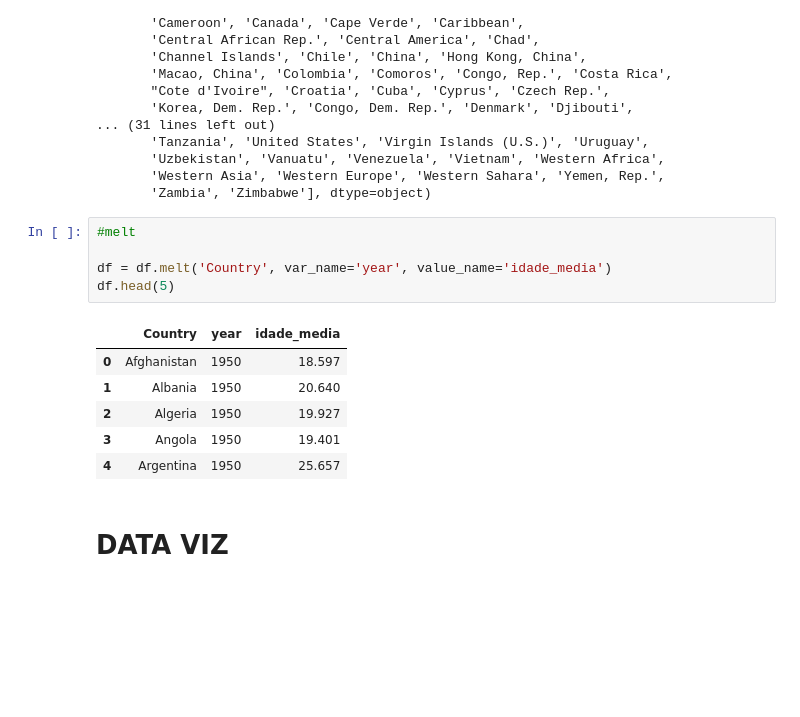
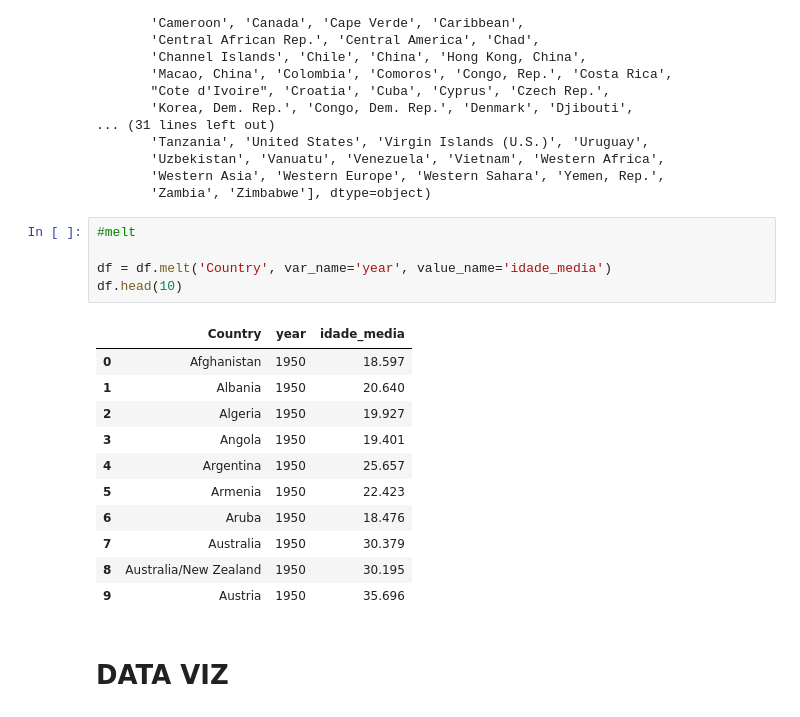
Before and after one commit to daianeklein/Space-Data, a Jupyter notebook: assimetria-idade.ipynb, the cells around one changed output. Saved outputs shown, nothing was run; the diff lists cells and outputs as text; blank space fills up the shorter version.

```diff
--- a/assimetria-idade.ipynb
+++ b/assimetria-idade.ipynb
@@ -65,15 +63,20 @@ array(['Afghanistan', 'Albania', 'Algeria', 'Angola', 'Argentina',
 # %%
 #melt
 
 df = df.melt('Country', var_name='year', value_name='idade_media')
-df.head(5)
+df.head(10)
 # %% [output]
 |  | Country | year | idade_media |
 | 0 | Afghanistan | 1950 | 18.597 |
 | 1 | Albania | 1950 | 20.640 |
 | 2 | Algeria | 1950 | 19.927 |
 | 3 | Angola | 1950 | 19.401 |
 | 4 | Argentina | 1950 | 25.657 |
+| 5 | Armenia | 1950 | 22.423 |
+| 6 | Aruba | 1950 | 18.476 |
+| 7 | Australia | 1950 | 30.379 |
+| 8 | Australia/New Zealand | 1950 | 30.195 |
+| 9 | Austria | 1950 | 35.696 |
 # %% [markdown]
 # DATA VIZ
 # %%
```
Also changed, not shown: parts of 11 cells of this notebook.
